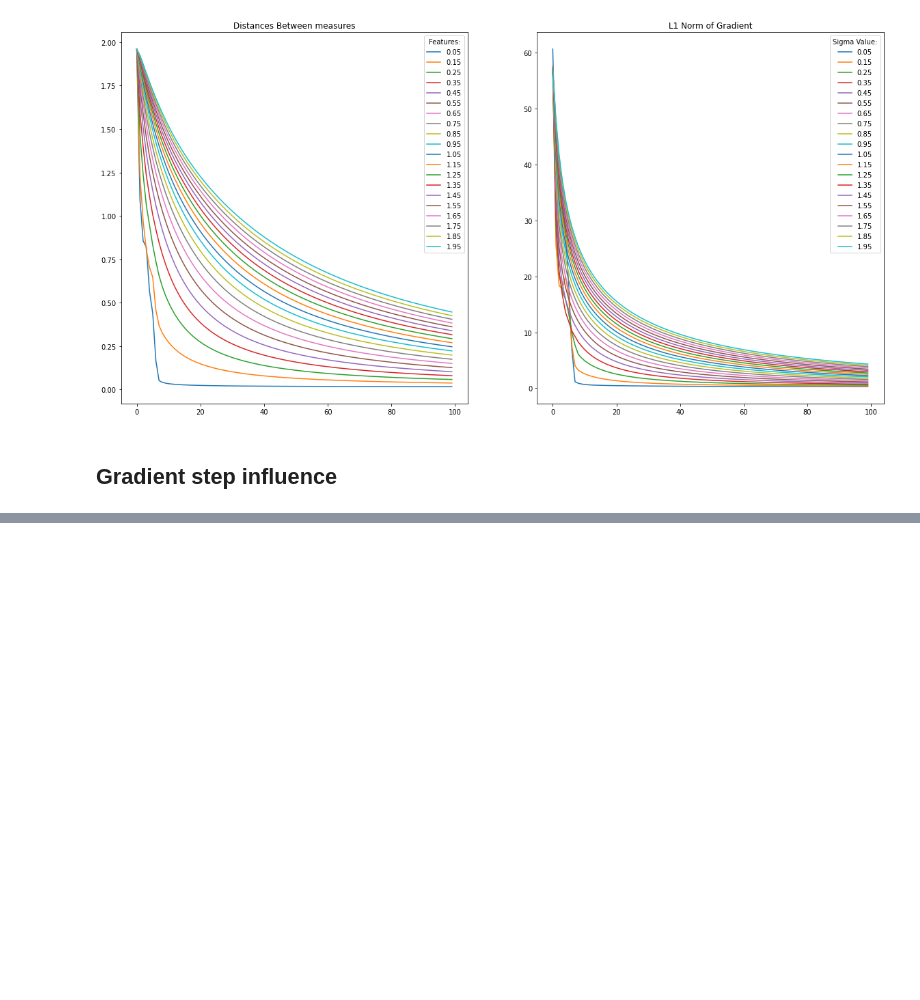
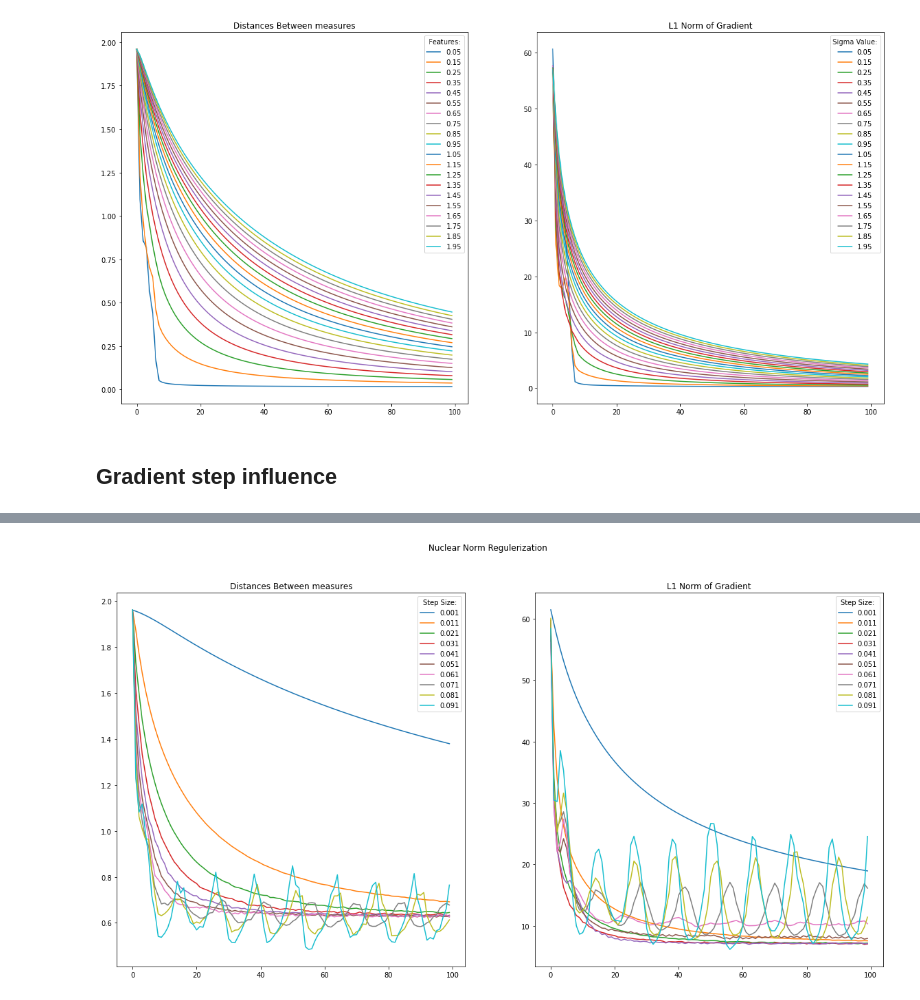
Before and after one commit to g-peltier/compress_project, a Jupyter notebook: scripts/Final.ipynb, the cells around one changed output, grey strips where cells are left out. Saved outputs shown, nothing was run; the diff lists cells and outputs as text; code cells hidden in the pictures; blank space fills up the shorter version.

```diff
--- a/scripts/Final.ipynb
+++ b/scripts/Final.ipynb
@@ -359,0 +391,22 @@ plt.show()
+# %%
+plt.figure(figsize=(20, 10))
+ax = plt.subplot(121)
+for key, item in history_coefs_all_step.items():
+    ax.plot(item, label=key)
+
+ax.set_title("Distances Between measures")
+
+ax.legend(title='Step Size:')
+
+ax = plt.subplot(122)
+
+for key, item in history_grad_all_step.items():
+    ax.plot(item, label=key)
+
+ax.set_title("L1 Norm of Gradient")
+ax.legend(title='Step Size:')
+
+plt.suptitle("Nuclear Norm Regulerization")
+plt.show()
+# %% [output]
+[figure, added]
```
Also changed, not shown: parts of 3 cells of this notebook.
